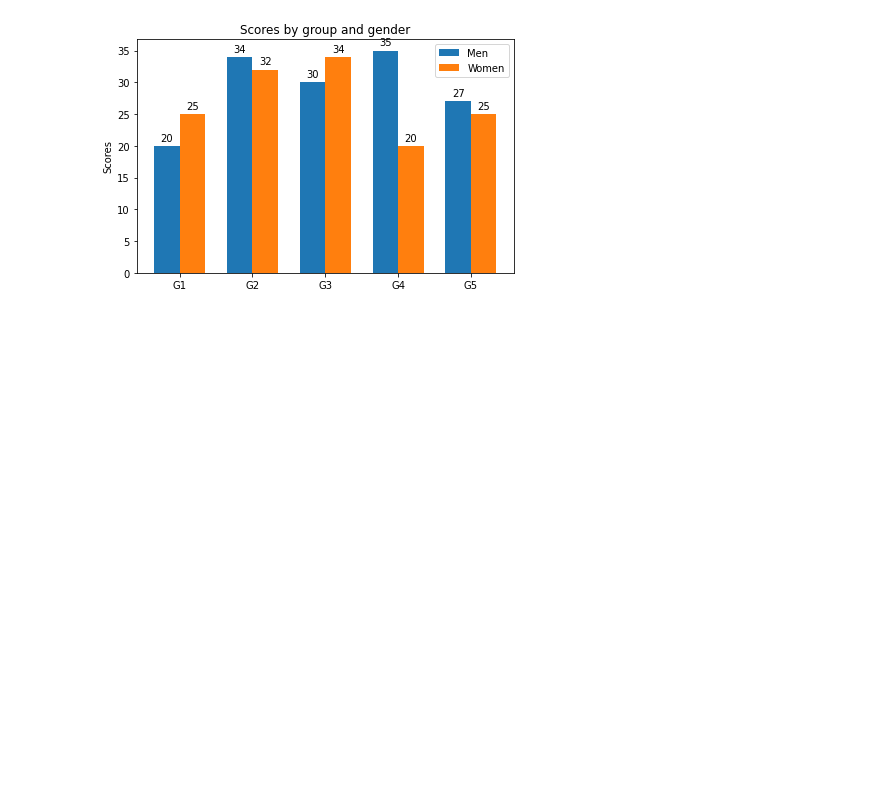
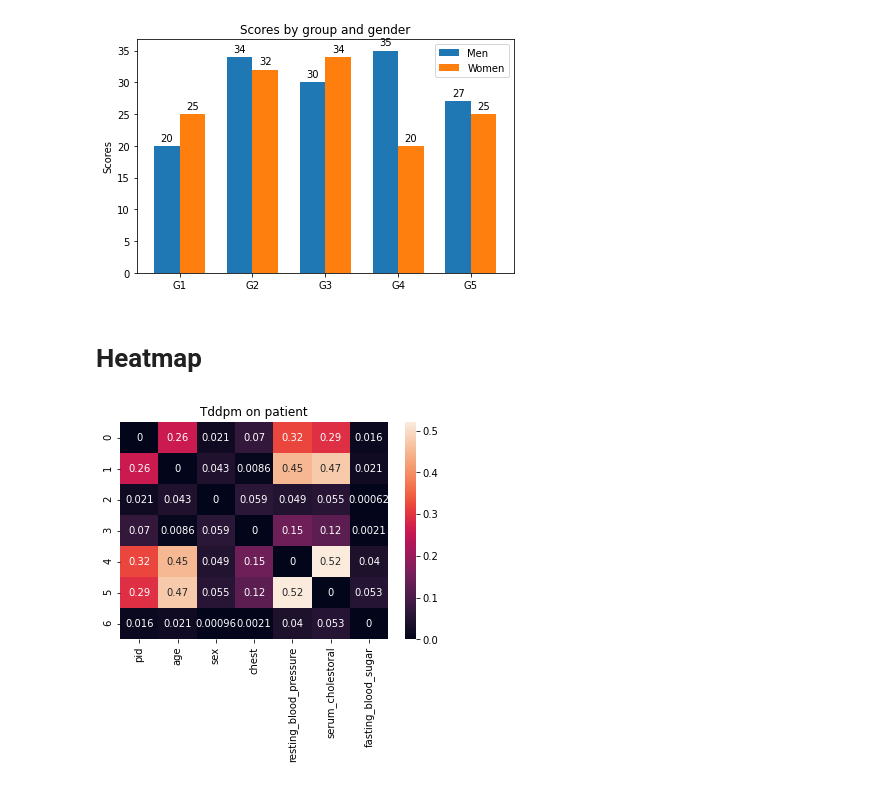
Before and after one commit to Doris404/How2Code, a Jupyter notebook: visualize.ipynb, the cells around one changed output. Drawn from its saved outputs; the diff is of its cells as text; code cells hidden in the pictures; blank space fills up the shorter version.

```diff
--- a/visualize.ipynb
+++ b/visualize.ipynb
@@ -190,3 +223,23 @@ plt.show()
 # %% [output]
 The PostScript backend does not support transparency; partially transparent artists will be rendered opaque.
 [figure]
+# %% [markdown]
+# Heatmap
+# %%
+import seaborn as sns
+import matplotlib.pyplot as plt
+import pandas as pd
+import numpy as np
+
+corr_diff_tddpm = pd.read_csv('diff_corr_20241114-105335-6333.csv')
+
+axs = sns.heatmap(corr_diff_tddpm.drop(['Unnamed: 0'], axis=1), cbar='Red', annot=True)
+title = 'Tddpm on patient'
+axs.set_title(title)
+fig = axs.get_figure()
+fig.savefig("{}.png".format(title))
+fig.savefig("{}.eps".format(title), dpi=600)
+fig.savefig("{}.svg".format(title))
+fig.show()
+# %% [output]
+[figure, added]
```
Also changed, not shown: parts of 2 cells of this notebook, 11 other files.
